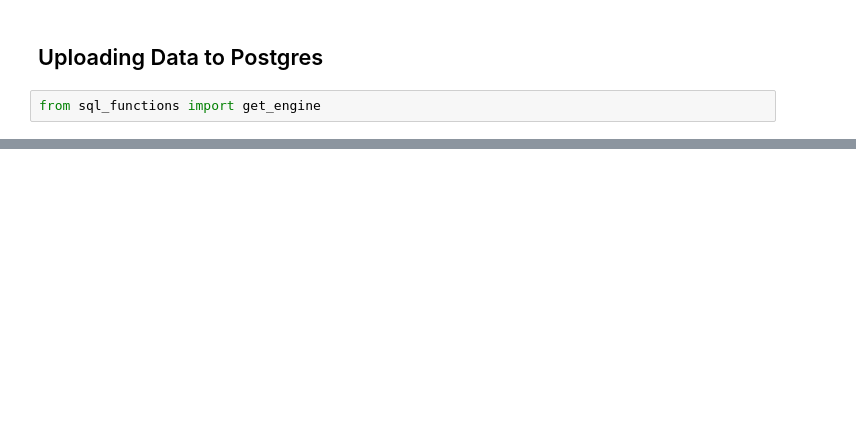
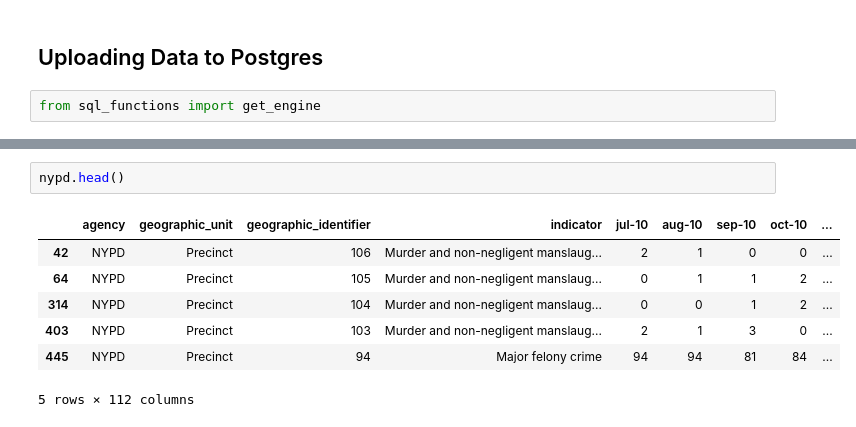
Before and after one commit to Jeff-Brady/crime_nerds, a Jupyter notebook: Notebook_Franzi.ipynb, the cells around one changed output, grey strips where cells are left out. Drawn from its saved outputs; the diff is of its cells as text; blank space fills up the shorter version.

```diff
--- a/Notebook_Franzi.ipynb
+++ b/Notebook_Franzi.ipynb
@@ -581,0 +262,10 @@ True
+# %%
+nypd.head()
+# %% [output]
+|  | agency | geographic_unit | geographic_identifier | indicator | jul-10 | aug-10 | sep-10 | oct-10 | ... |
+| 42 | NYPD | Precinct | 106 | Murder and non-negligent manslaug... | 2 | 1 | 0 | 0 | ... |
+| 64 | NYPD | Precinct | 105 | Murder and non-negligent manslaug... | 0 | 1 | 1 | 2 | ... |
+| 314 | NYPD | Precinct | 104 | Murder and non-negligent manslaug... | 0 | 0 | 1 | 2 | ... |
+| 403 | NYPD | Precinct | 103 | Murder and non-negligent manslaug... | 2 | 1 | 3 | 0 | ... |
+| 445 | NYPD | Precinct | 94 | Major felony crime | 94 | 94 | 81 | 84 | ... |
+5 rows × 112 columns
```
Also changed, not shown: parts of 54 cells of this notebook, 2 other files.
